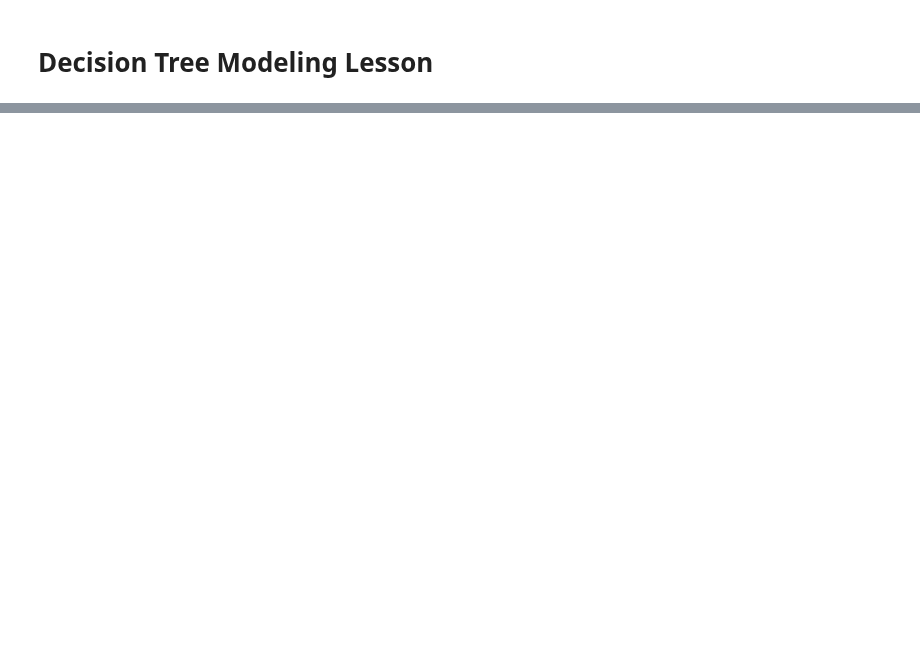
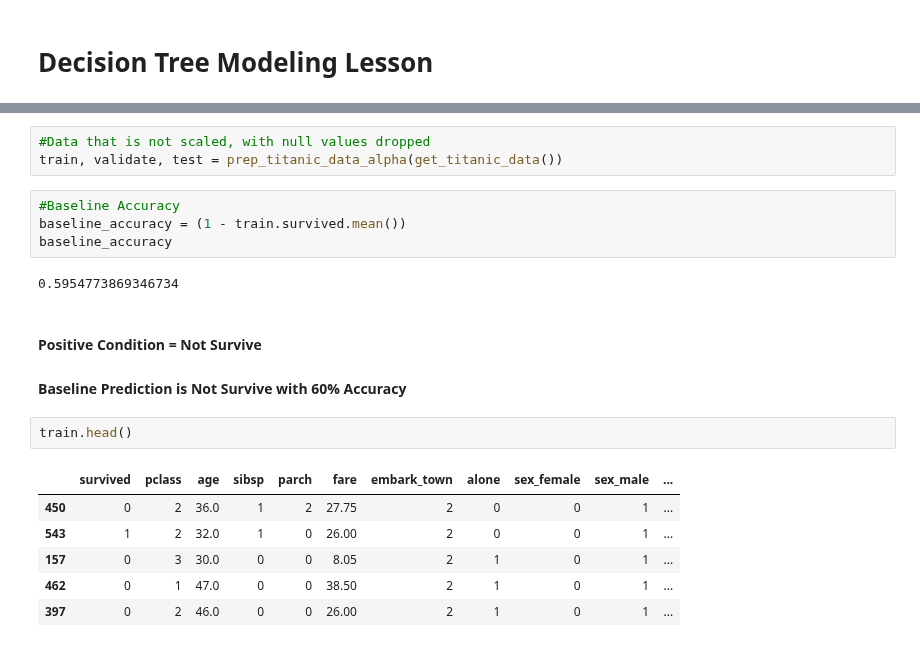
Before and after one commit to CSolitaire/classification-exercises, a Jupyter notebook: model.ipynb, the cells around one changed output, grey strips where cells are left out. Saved outputs shown, nothing was run; the diff lists cells and outputs as text; blank space fills up the shorter version.

```diff
--- a/model.ipynb
+++ b/model.ipynb
@@ -1063,0 +709,22 @@ train, validate, test = prep_titanic_data_alpha(get_titanic_data())
+# %%
+#Data that is not scaled, with null values dropped
+train, validate, test = prep_titanic_data_alpha(get_titanic_data())
+# %%
+#Baseline Accuracy
+baseline_accuracy = (1 - train.survived.mean())
+baseline_accuracy
+# %% [output]
+0.5954773869346734
+# %% [markdown]
+#### Positive Condition = Not Survive
+
+#### Baseline Prediction is Not Survive with 60% Accuracy
+# %%
+train.head()
+# %% [output]
+|  | survived | pclass | age | sibsp | parch | fare | embark_town | alone | sex_female | sex_male | ... |
+| 450 | 0 | 2 | 36.0 | 1 | 2 | 27.75 | 2 | 0 | 0 | 1 | ... |
+| 543 | 1 | 2 | 32.0 | 1 | 0 | 26.00 | 2 | 0 | 0 | 1 | ... |
+| 157 | 0 | 3 | 30.0 | 0 | 0 | 8.05 | 2 | 1 | 0 | 1 | ... |
+| 462 | 0 | 1 | 47.0 | 0 | 0 | 38.50 | 2 | 1 | 0 | 1 | ... |
+| 397 | 0 | 2 | 46.0 | 0 | 0 | 26.00 | 2 | 1 | 0 | 1 | ... |
```
Also changed, not shown: parts of 65 cells of this notebook.
